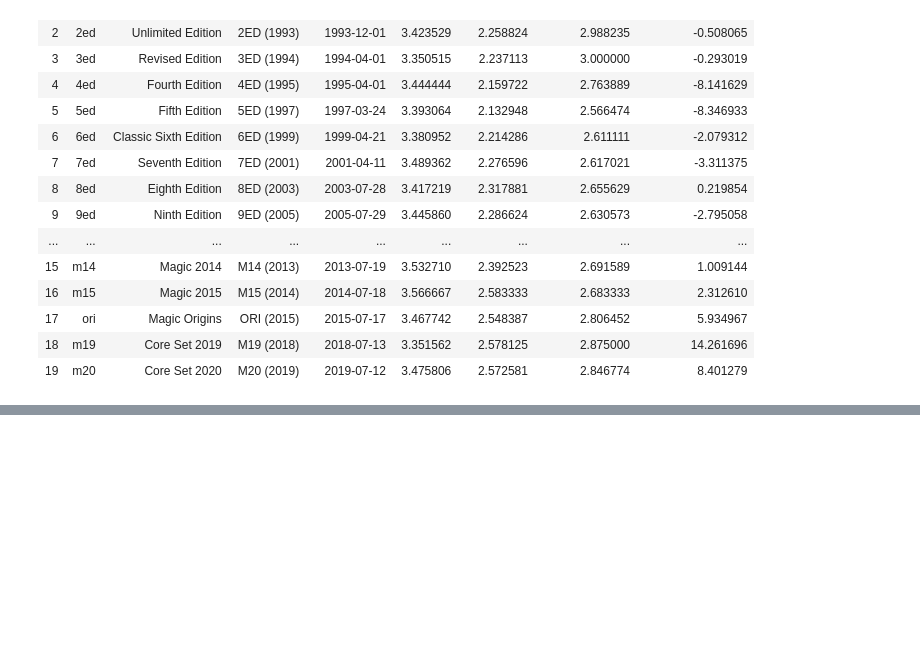
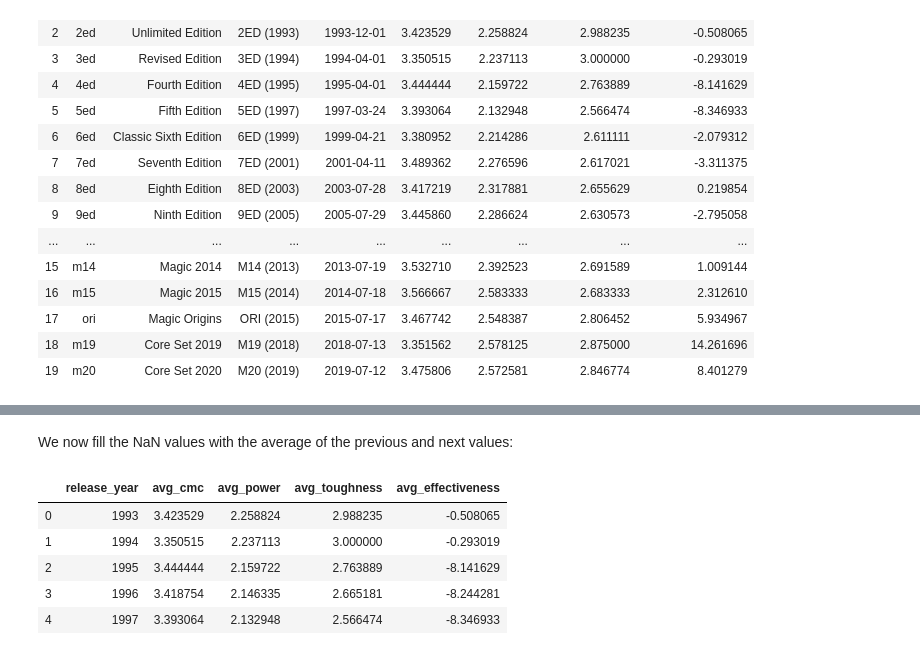
Before and after one commit to MaximeBastion/DataScience-MTG-Power-Creep, a Jupyter notebook: Analysis & Visualization.ipynb, the cells around one changed output, grey strips where cells are left out. Saved outputs shown, nothing was run; the diff lists cells and outputs as text; code cells hidden in the pictures; blank space fills up the shorter version.

```diff
--- a/Analysis & Visualization.ipynb
+++ b/Analysis & Visualization.ipynb
@@ -73,0 +120,12 @@ graph = sets["avg_effectiveness"].plot(x = sets["release_date"], figsize = (14,
+# %% [markdown]
+We now fill the NaN values with the average of the previous and next values:
+# %%
+yearly_data = yearly_data.interpolate(method='linear', limit_direction='forward', axis=0)
+yearly_data.head()
+# %% [output]
+|  | release_year | avg_cmc | avg_power | avg_toughness | avg_effectiveness |
+| 0 | 1993 | 3.423529 | 2.258824 | 2.988235 | -0.508065 |
+| 1 | 1994 | 3.350515 | 2.237113 | 3.000000 | -0.293019 |
+| 2 | 1995 | 3.444444 | 2.159722 | 2.763889 | -8.141629 |
+| 3 | 1996 | 3.418754 | 2.146335 | 2.665181 | -8.244281 |
+| 4 | 1997 | 3.393064 | 2.132948 | 2.566474 | -8.346933 |
```
Also changed, not shown: parts of 15 cells of this notebook, 1 other file.
